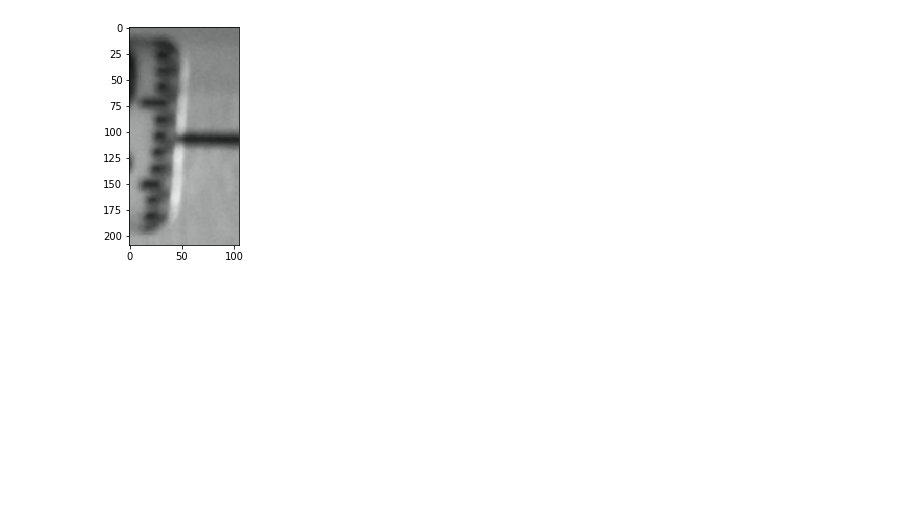
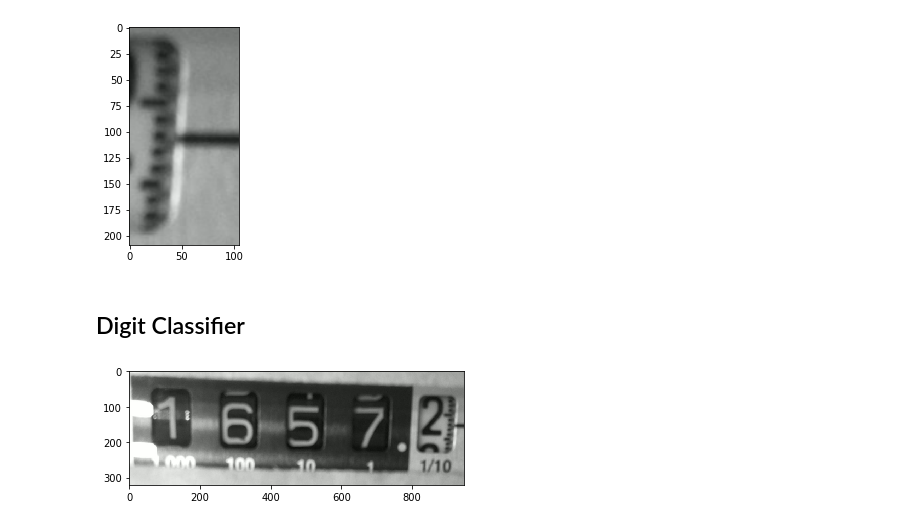
Before and after one commit to codingnest/MeterReading, a Jupyter notebook: detection_example.ipynb, the cells around one changed output. Cells and saved outputs as stored; diff of their text form; code cells hidden in the pictures; blank space fills up the shorter version.

```diff
--- a/detection_example.ipynb
+++ b/detection_example.ipynb
@@ -249,3 +248,24 @@ plt.imshow(img)
 plt.show()
 # %% [output]
 [figure]
+# %% [markdown]
+## Digit Classifier
+# %%
+# 3. Load images
+
+#import os
+#import matplotlib.pyplot as plt
+#%matplotlib inline
+#DEFAULT_IMAGE_FOLDER = os.path.join(yolo.PROJECT_ROOT, "tests", "dataset", "svhn", "imgs")
+
+#img_files = [os.path.join(DEFAULT_IMAGE_FOLDER, "1.png"), os.path.join(DEFAULT_IMAGE_FOLDER, "2.png")]
+#imgs = []
+#for fname in img_files:
+#fname= "C:\Users\ihrishi\Pictures\digits1.PNG"
+img = cv2.imread(r"C:\Users\ihrishi\Pictures\digits1.PNG")
+img = cv2.cvtColor(img, cv2.COLOR_BGR2RGB)
+imgs.append(img)
+plt.imshow(img)
+plt.show()
+# %% [output]
+[figure, added]
```
Also changed, not shown: parts of 13 cells of this notebook.
